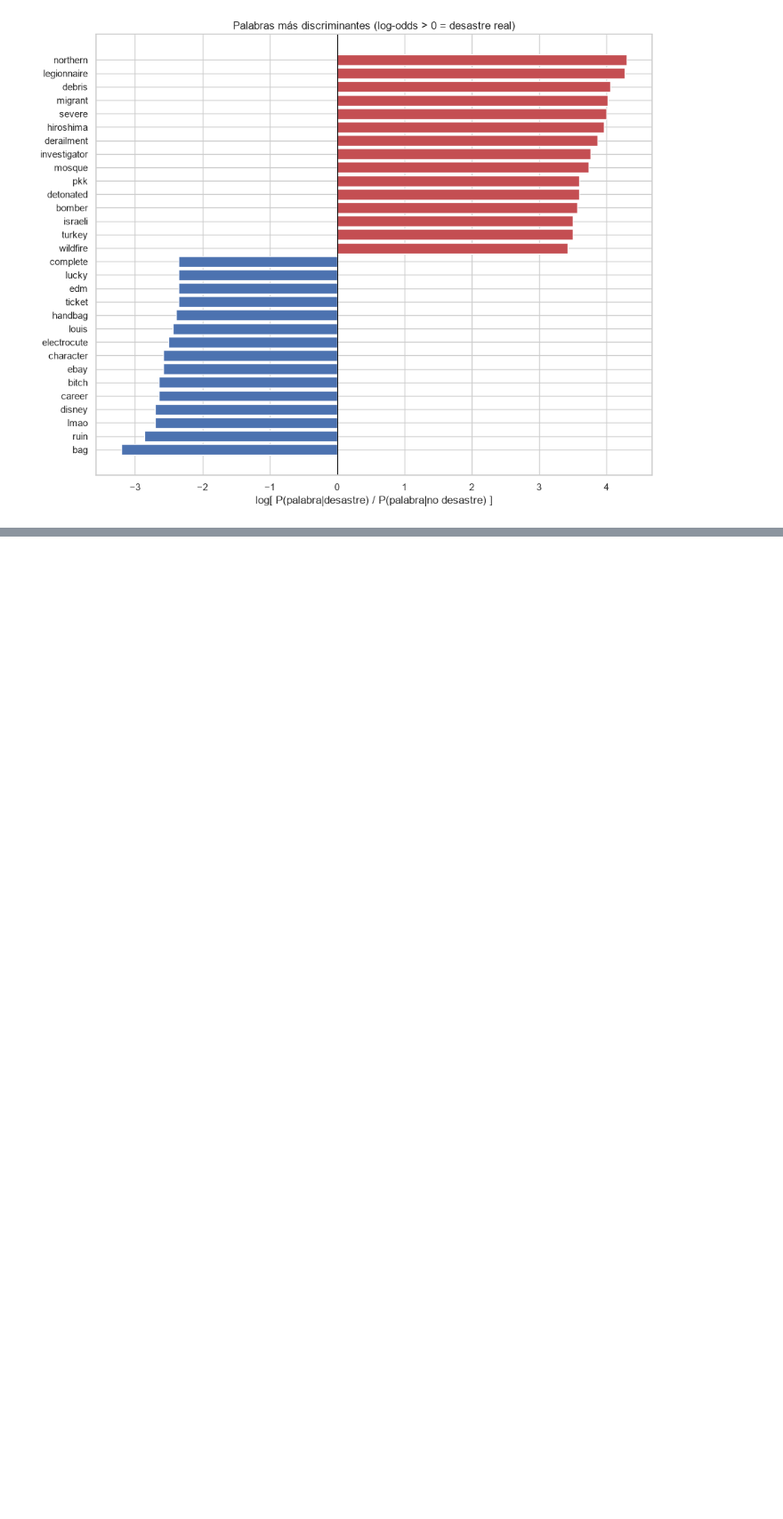
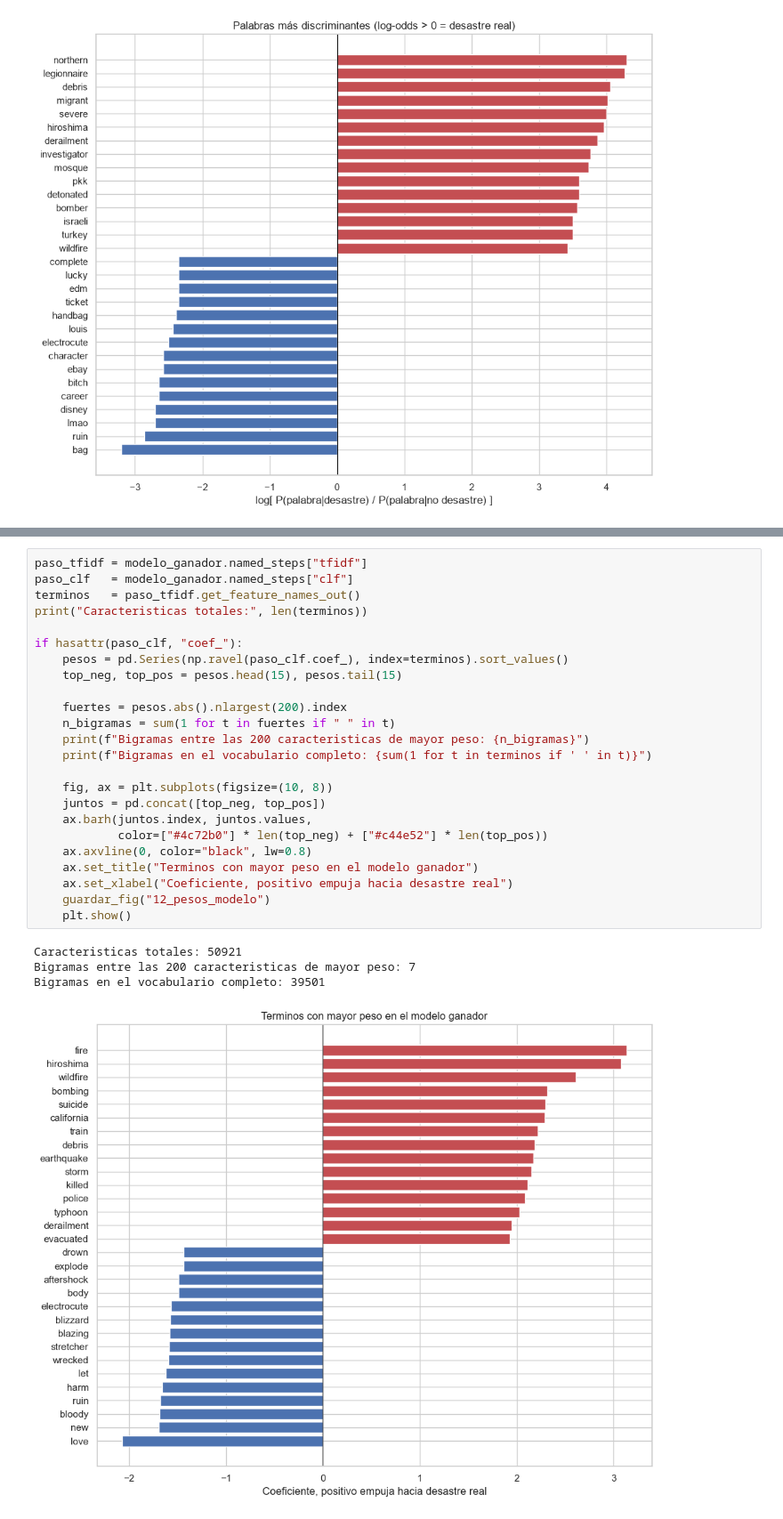
Before and after one commit to erickguerra2/LAB05-DATA, a Jupyter notebook: Laboratorio5.ipynb, the cells around one changed output, grey strips where cells are left out. Shown at 89% size. Cells and saved outputs as stored; diff of their text form; blank space fills up the shorter version.

```diff
--- a/Laboratorio5.ipynb
+++ b/Laboratorio5.ipynb
@@ -1027,0 +1179,29 @@ De los 267 errores del mejor modelo (17.5% del conjunto de prueba), la mayoría
+# %%
+paso_tfidf = modelo_ganador.named_steps["tfidf"]
+paso_clf   = modelo_ganador.named_steps["clf"]
+terminos   = paso_tfidf.get_feature_names_out()
+print("Caracteristicas totales:", len(terminos))
+
+if hasattr(paso_clf, "coef_"):
+    pesos = pd.Series(np.ravel(paso_clf.coef_), index=terminos).sort_values()
+    top_neg, top_pos = pesos.head(15), pesos.tail(15)
+
+    fuertes = pesos.abs().nlargest(200).index
+    n_bigramas = sum(1 for t in fuertes if " " in t)
+    print(f"Bigramas entre las 200 caracteristicas de mayor peso: {n_bigramas}")
+    print(f"Bigramas en el vocabulario completo: {sum(1 for t in terminos if ' ' in t)}")
+
+    fig, ax = plt.subplots(figsize=(10, 8))
+    juntos = pd.concat([top_neg, top_pos])
+    ax.barh(juntos.index, juntos.values,
+            color=["#4c72b0"] * len(top_neg) + ["#c44e52"] * len(top_pos))
+    ax.axvline(0, color="black", lw=0.8)
+    ax.set_title("Terminos con mayor peso en el modelo ganador")
+    ax.set_xlabel("Coeficiente, positivo empuja hacia desastre real")
+    guardar_fig("12_pesos_modelo")
+    plt.show()
+# %% [output]
+Caracteristicas totales: 50921
+Bigramas entre las 200 caracteristicas de mayor peso: 7
+Bigramas en el vocabulario completo: 39501
+[figure, added]
```
Also changed, not shown: parts of 58 cells of this notebook, 3 other files.
